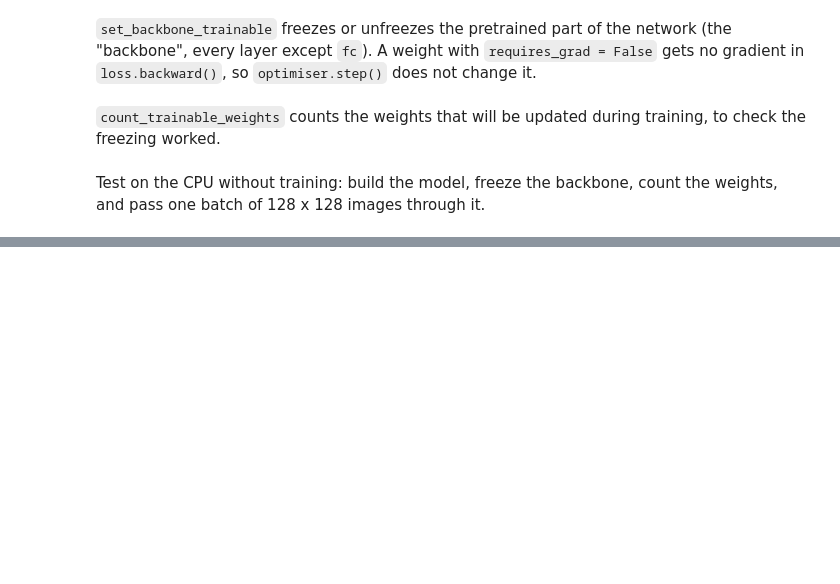
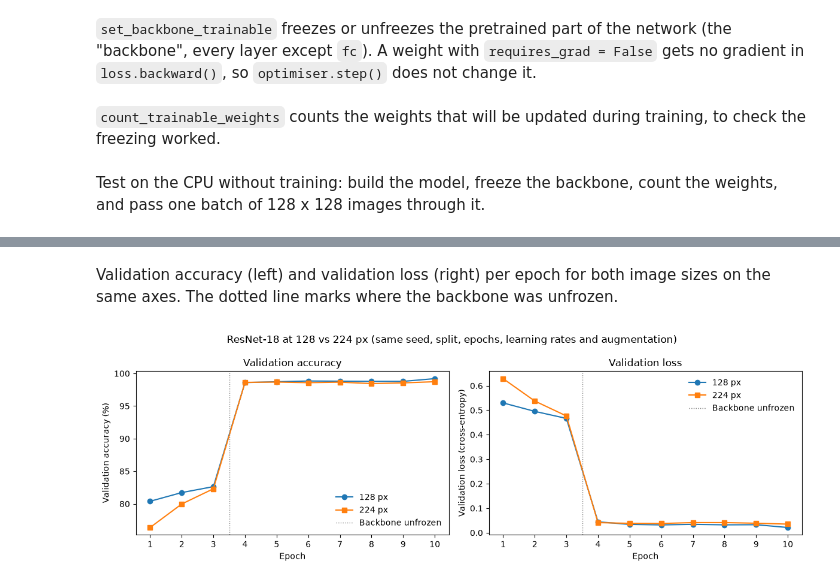
Before and after one commit to josh-sutcliffe-uni/Kaggle-Comp, a Jupyter notebook: kaggle_comp.ipynb, the cells around one changed output, grey strips where cells are left out. Cells and saved outputs as stored; diff of their text form; code cells hidden in the pictures; blank space fills up the shorter version.

```diff
--- a/kaggle_comp.ipynb
+++ b/kaggle_comp.ipynb
@@ -2185,0 +2160,13 @@ Skipped on the laptop: ResNet-18 is trained on a Kaggle GPU
+# %%
+if history_128px_path.exists() and history_224px_path.exists():
+    df_history_128px = pd.read_csv(history_128px_path)                  # One row per epoch, both stages
+    df_history_224px = pd.read_csv(history_224px_path)
+    size_experiment_ready = True
+    print(f"Loaded {len(df_history_128px)} epochs at 128 px and {len(df_history_224px)} epochs at 224 px")
+else:
+    size_experiment_ready = False
+    for path in [history_128px_path, history_224px_path]:
+        if not path.exists():
+            print("Missing:", path)
+    print("Skipping the image size comparison until both history files are in figures/.")
+    print("Copy the 224 px history from kaggle_notebooks/resnet-18_results_run3_224px-imgsize/figures/ into figures/ as resnet18_224px_history.csv.")
@@ -2185,0 +2218,36 @@ Skipped on the laptop: ResNet-18 is trained on a Kaggle GPU
+# %% [markdown]
+Validation accuracy (left) and validation loss (right) per epoch for both image sizes on the same axes. The dotted line marks where the backbone was unfrozen.
+# %%
+if size_experiment_ready:
+    unfreeze_position = RESNET_FROZEN_EPOCHS + 0.5                              # Between the last frozen epoch and the first fine-tuning epoch
+
+    fig, (ax_left, ax_right) = plt.subplots(1, 2, figsize=(12, 4))
+
+    # Left: validation accuracy per epoch (circles = 128 px, squares = 224 px)
+    ax_left.plot(df_history_128px["epoch"], df_history_128px["validation_accuracy"] * 100, marker="o", label="128 px")
+    ax_left.plot(df_history_224px["epoch"], df_history_224px["validation_accuracy"] * 100, marker="s", label="224 px")
+    ax_left.axvline(unfreeze_position, color="grey", linestyle=":", linewidth=1, label="Backbone unfrozen")
+    ax_left.set_xlabel("Epoch")
+    ax_left.set_ylabel("Validation accuracy (%)")
+    ax_left.set_title("Validation accuracy")
+    ax_left.set_xticks(df_history_128px["epoch"])                               # One tick per epoch
+    ax_left.legend(frameon=False)                                               # Legend without a border
+
+    # Right: validation loss per epoch
+    ax_right.plot(df_history_128px["epoch"], df_history_128px["validation_loss"], marker="o", label="128 px")
+    ax_right.plot(df_history_224px["epoch"], df_history_224px["validation_loss"], marker="s", label="224 px")
+    ax_right.axvline(unfreeze_position, color="grey", linestyle=":", linewidth=1, label="Backbone unfrozen")
+    ax_right.set_xlabel("Epoch")
+    ax_right.set_ylabel("Validation loss (cross-entropy)")
+    ax_right.set_title("Validation loss")
+    ax_right.set_xticks(df_history_128px["epoch"])
+    ax_right.legend(frameon=False)
+
+    plt.suptitle("ResNet-18 at 128 vs 224 px (same seed, split, epochs, learning rates and augmentation)")
+    plt.tight_layout()                                                          # Stop the two plots overlapping
+    plt.savefig(figures_folder / "resnet18_size_comparison.png", dpi=150, bbox_inches="tight")   # Save the figure for the report
+    plt.show()
+else:
+    print("Skipped: the 224 px history is not in figures/ yet.")
+# %% [output]
+[figure, added]
```
Also changed, not shown: parts of 56 cells of this notebook, 35 other files.
